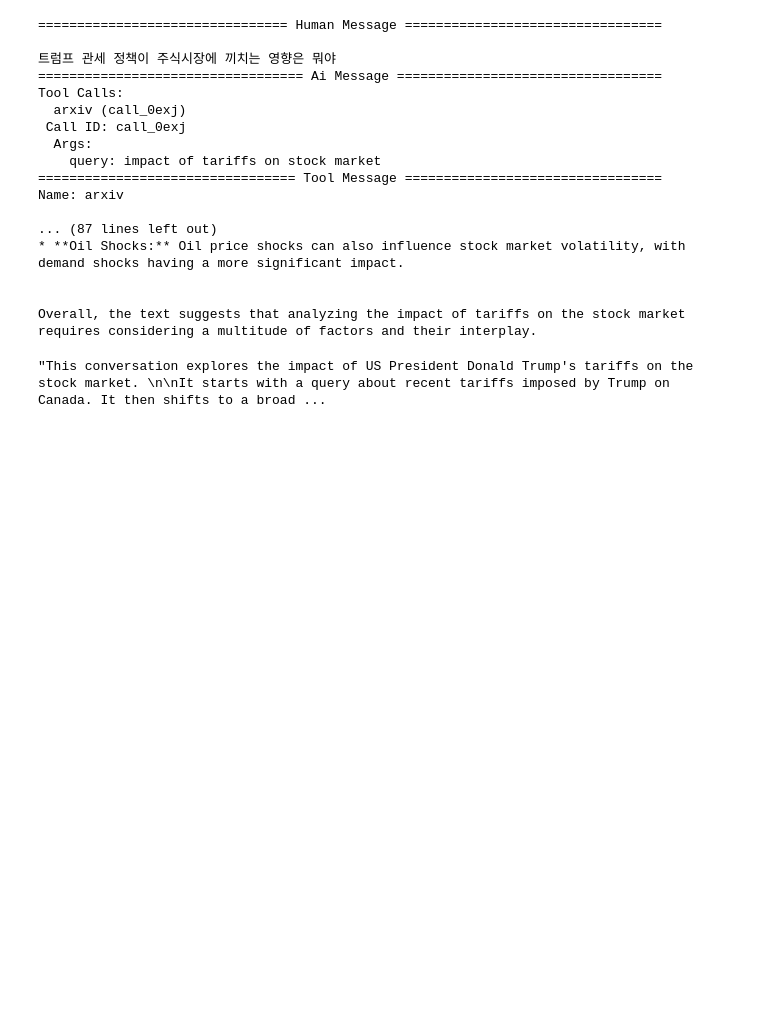
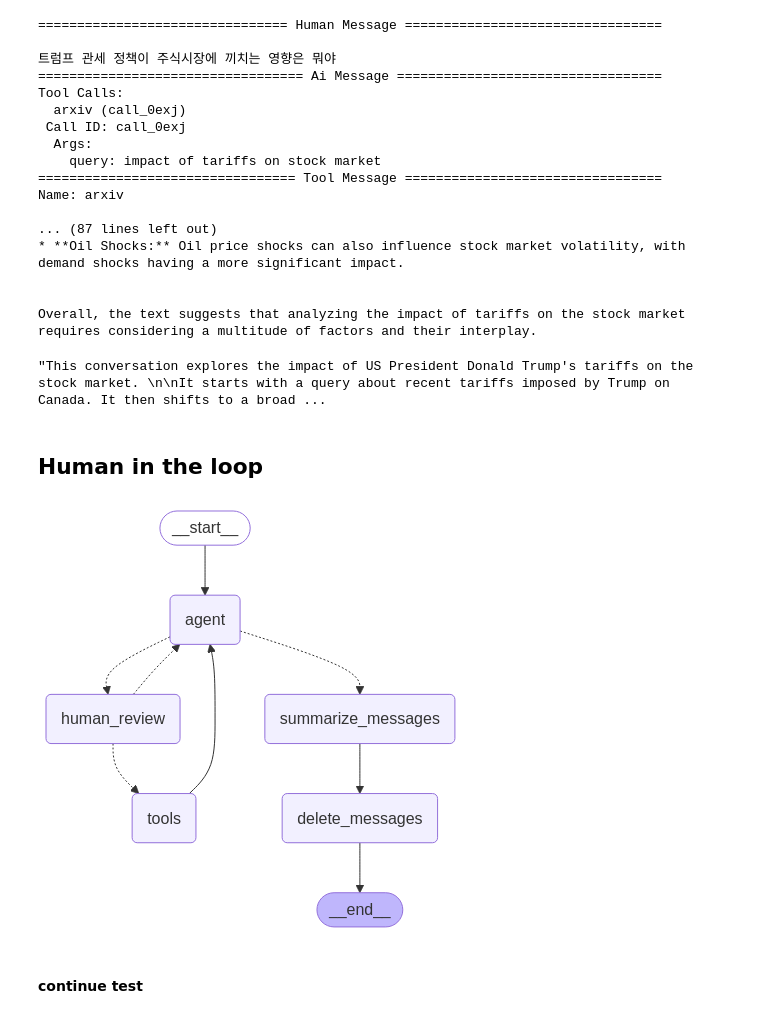
Before and after one commit to heohyunjun/FinBrainAgent, a Jupyter notebook: langgraph_tutorial/study/simple_agent_with_tool.ipynb, the cells around one changed output. Cells and saved outputs as stored; diff of their text form; code cells hidden in the pictures; blank space fills up the shorter version.

Commit message:
feat : human in the loop

```diff
--- a/langgraph_tutorial/study/simple_agent_with_tool.ipynb
+++ b/langgraph_tutorial/study/simple_agent_with_tool.ipynb
@@ -592,3 +592,5 @@ current_message_list = graph.get_state(config).values['summary']
 current_message_list
 # %% [output]
 "This conversation explores the impact of US President Donald Trump's tariffs on the stock market. \n\nIt starts with a query about recent tariffs imposed by Trump on Canada. It then shifts to a broad ...
+# %% [markdown]
+## Human in the loop
@@ -594,0 +643,40 @@ current_message_list
+# %%
+def shoud_continue(state:MessagesState):
+    messages = state['messages']
+    last_ai_message = messages[-1]
+    if last_ai_message.tool_calls:
+        return 'human_review'
+    return 'summarize_messages'
+# %%
+graph_builder = StateGraph(AgentSate)
+
+graph_builder.add_node('agent', agent)
+graph_builder.add_node('tools', tool_node)
+graph_builder.add_node(delete_messages)
+graph_builder.add_node(summarize_messages)
+graph_builder.add_node(human_review)
+
+
+graph_builder.add_edge(START, 'agent')
+graph_builder.add_conditional_edges(
+    'agent',
+    shoud_continue,
+    ['human_review', 'summarize_messages']
+)
+graph_builder.add_edge('tools', 'agent')
+graph_builder.add_edge('delete_messages', END)
+graph_builder.add_edge('summarize_messages', 'delete_messages')
+
+checkpointer = MemorySaver()
+
+graph= graph_builder.compile(
+    checkpointer=checkpointer
+)
+# %%
+from IPython.display import Image, display
+
+display(Image(graph.get_graph(xray=True).draw_mermaid_png()))
+# %% [output]
+[figure, added]
+# %% [markdown]
+#### continue test
```
Also changed, not shown: parts of 17 cells of this notebook.
